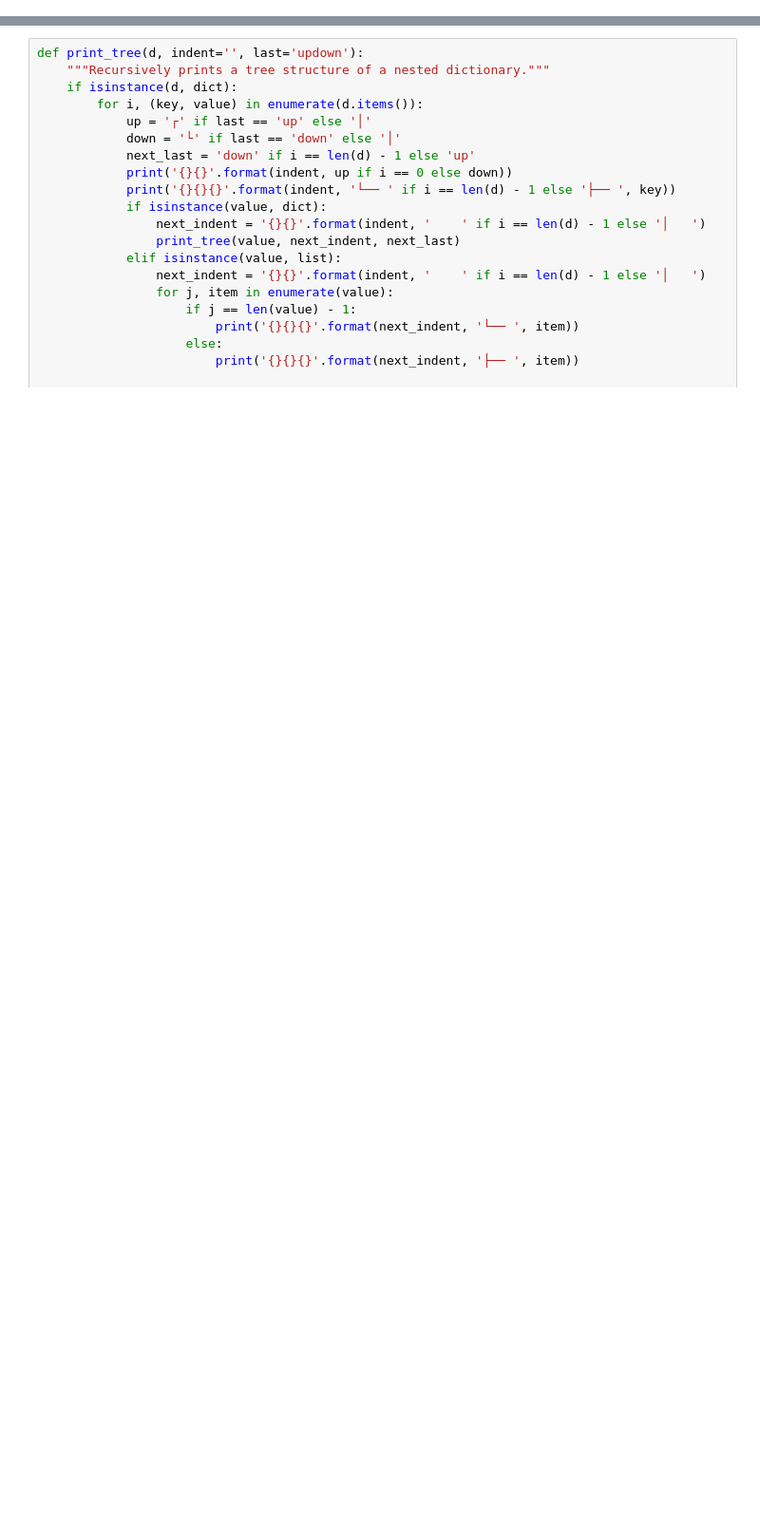
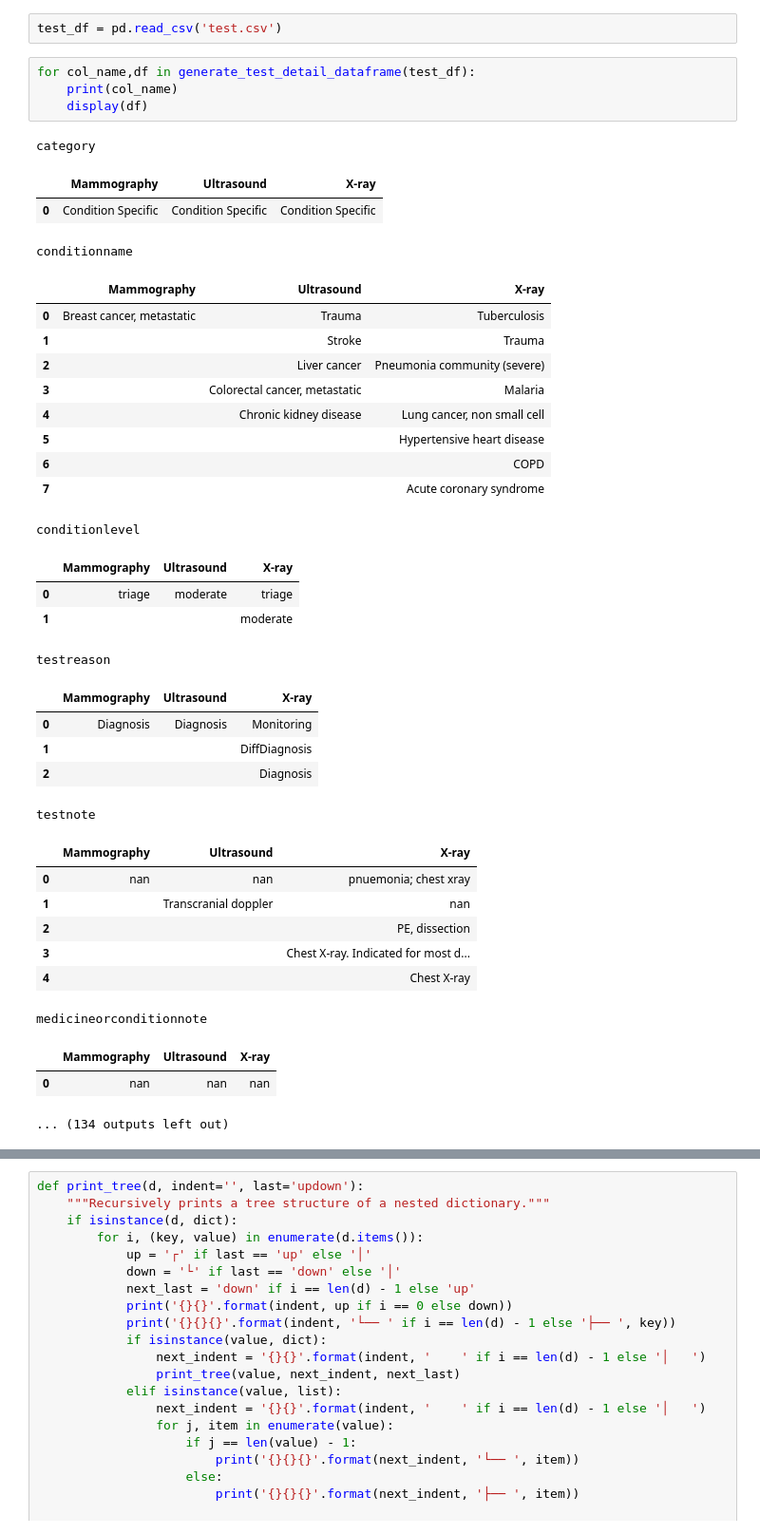
Before and after one commit to yckumich/diagnostic, a Jupyter notebook: Untitled.ipynb, the cells around one changed output, grey strips where cells are left out. Shown at 95% size. Saved outputs shown, nothing was run; the diff lists cells and outputs as text; blank space fills up the shorter version.

Commit message:
updated the test detail display

```diff
--- a/Untitled.ipynb
+++ b/Untitled.ipynb
@@ -52,0 +97,40 @@ def create_test_detail(df:pd.DataFrame):
+# %%
+test_df = pd.read_csv('test.csv')
+# %%
+for col_name,df in generate_test_detail_dataframe(test_df):
+    print(col_name)
+    display(df)
+# %% [output]
+category
+|  | Mammography | Ultrasound | X-ray |
+| 0 | Condition Specific | Condition Specific | Condition Specific |
+conditionname
+|  | Mammography | Ultrasound | X-ray |
+| 0 | Breast cancer, metastatic | Trauma | Tuberculosis |
+| 1 |  | Stroke | Trauma |
+| 2 |  | Liver cancer | Pneumonia community (severe) |
+| 3 |  | Colorectal cancer, metastatic | Malaria |
+| 4 |  | Chronic kidney disease | Lung cancer, non small cell |
+| 5 |  |  | Hypertensive heart disease |
+| 6 |  |  | COPD |
+| 7 |  |  | Acute coronary syndrome |
+conditionlevel
+|  | Mammography | Ultrasound | X-ray |
+| 0 | triage | moderate | triage |
+| 1 |  |  | moderate |
+testreason
+|  | Mammography | Ultrasound | X-ray |
+| 0 | Diagnosis | Diagnosis | Monitoring |
+| 1 |  |  | DiffDiagnosis |
+| 2 |  |  | Diagnosis |
+testnote
+|  | Mammography | Ultrasound | X-ray |
+| 0 | nan | nan | pnuemonia; chest xray |
+| 1 |  | Transcranial doppler | nan |
+| 2 |  |  | PE, dissection |
+| 3 |  |  | Chest X-ray. Indicated for most d... |
+| 4 |  |  | Chest X-ray |
+medicineorconditionnote
+|  | Mammography | Ultrasound | X-ray |
+| 0 | nan | nan | nan |
+... (134 outputs left out)
```
Also changed, not shown: parts of 16 cells of this notebook, 3 other files.
